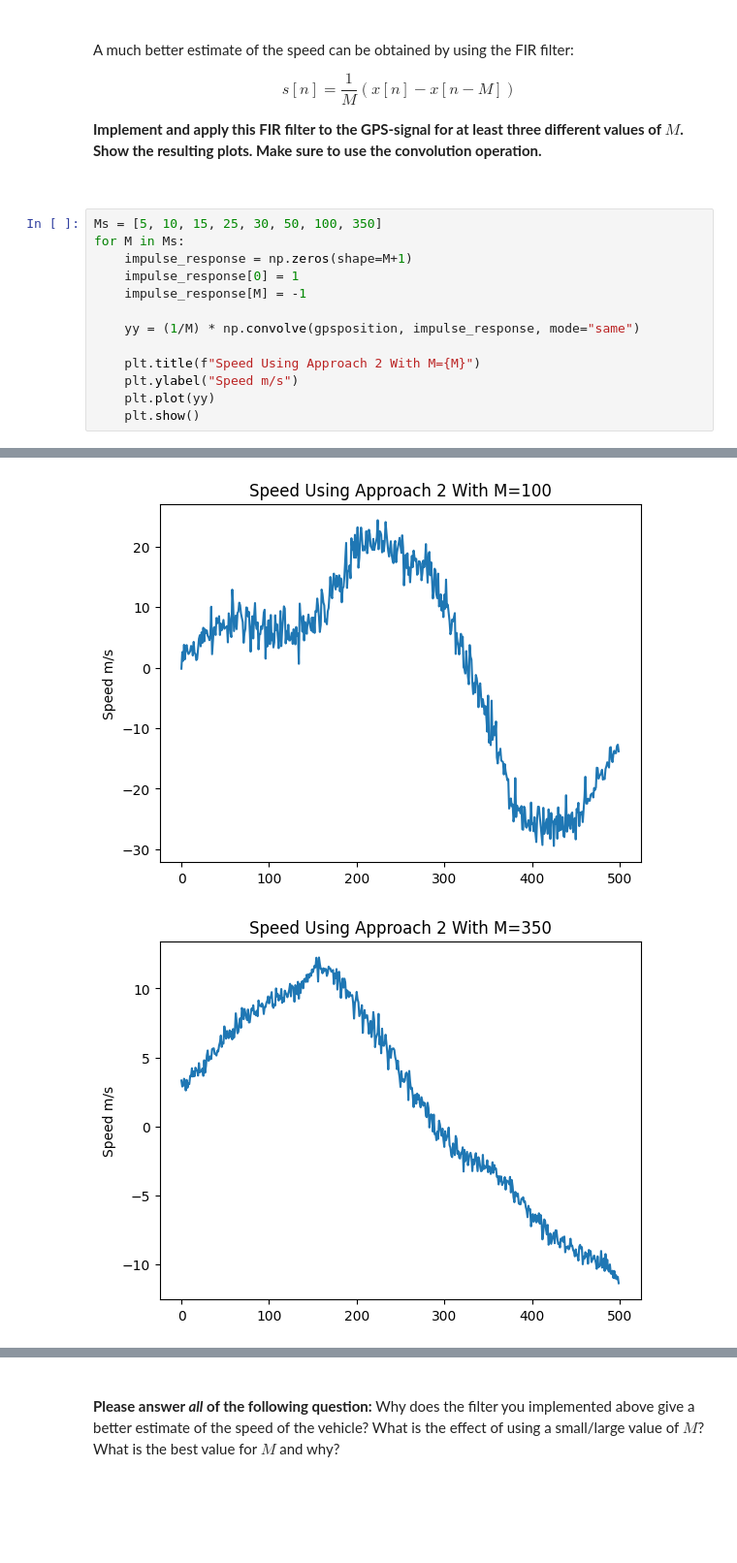
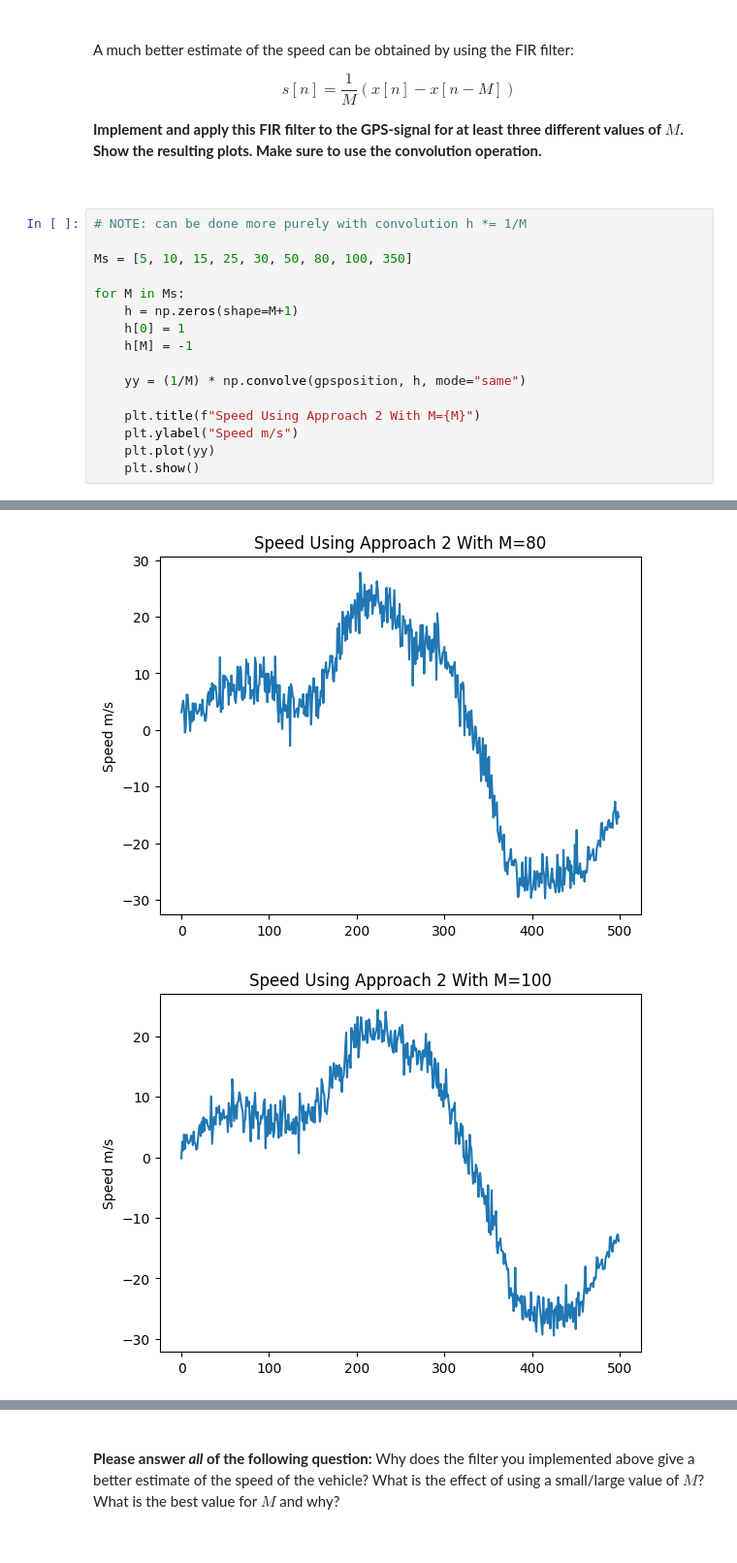
Before and after one commit to imonous/tud-cse2220-labs, a Jupyter notebook: wk3/Assignments_Week_III.ipynb, the cells around one changed output, grey strips where cells are left out. Shown at 97% size. Cells and saved outputs as stored; diff of their text form; blank space fills up the shorter version.

```diff
--- a/wk3/Assignments_Week_III.ipynb
+++ b/wk3/Assignments_Week_III.ipynb
@@ -237,24 +239,27 @@ A much better estimate of the speed can be obtained by using the FIR filter:
 
 <br>
 # %%
-Ms = [5, 10, 15, 25, 30, 50, 100, 350]
+# NOTE: can be done more purely with convolution h *= 1/M
+
+Ms = [5, 10, 15, 25, 30, 50, 80, 100, 350]
+
 for M in Ms:
-    impulse_response = np.zeros(shape=M+1)
-    impulse_response[0] = 1
-    impulse_response[M] = -1
+    h = np.zeros(shape=M+1)
+    h[0] = 1
+    h[M] = -1
 
-    yy = (1/M) * np.convolve(gpsposition, impulse_response, mode="same")
+    yy = (1/M) * np.convolve(gpsposition, h, mode="same")
 
     plt.title(f"Speed Using Approach 2 With M={M}")
     plt.ylabel("Speed m/s")
     plt.plot(yy)
     plt.show()
 # %% [output]
 [figure]
 [figure]
 [figure]
 [figure]
 [figure]
 [figure]
-[figure, old version]
+[figure, new version]
-[figure, old version]
+[figure, new version]
```
Also changed, not shown: parts of 6 cells of this notebook.
